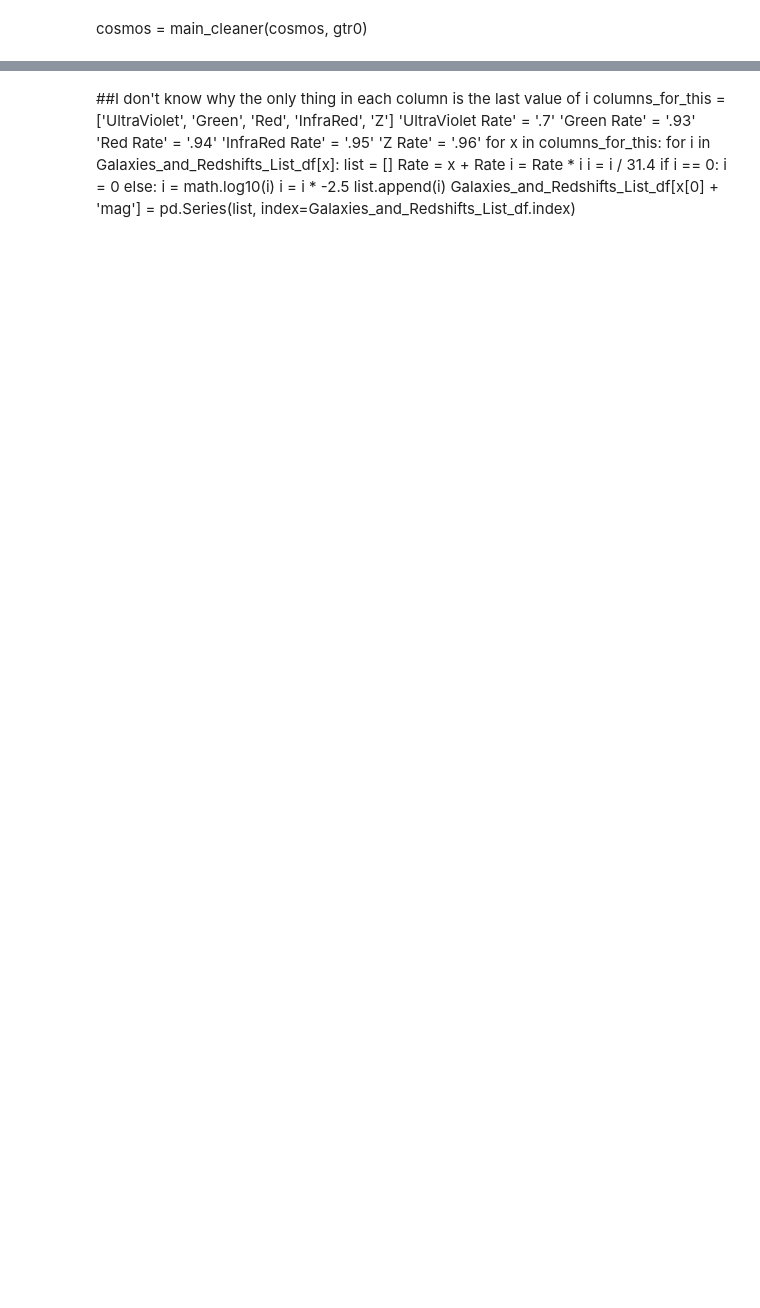
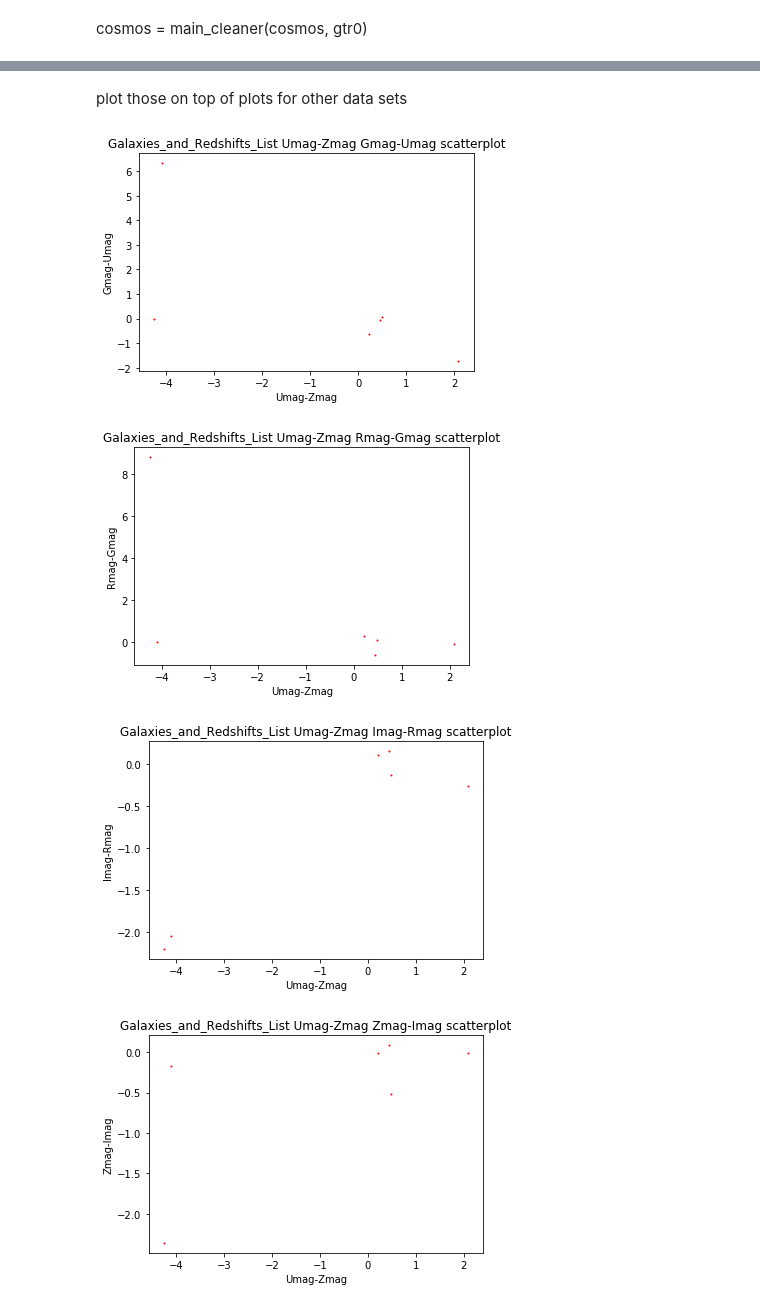
Before and after one commit to lialubit/Redshift, a Jupyter notebook: Redshift+5-29+Notebook.ipynb, the cells around one changed output, grey strips where cells are left out. Drawn from its saved outputs; the diff is of its cells as text; code cells hidden in the pictures; blank space fills up the shorter version.

```diff
--- a/Redshift+5-29+Notebook.ipynb
+++ b/Redshift+5-29+Notebook.ipynb
@@ -268,21 +396,0 @@ Galaxies_and_Redshifts_List_df['Zmag'] = pd.Series(Zmag_list, index=Galaxies_and
-# %% [markdown]
-##I don't know why the only thing in each column is the last value of i
-columns_for_this = ['UltraViolet', 'Green', 'Red', 'InfraRed', 'Z']
-'UltraViolet Rate' = '.7'
-'Green Rate' = '.93'
-'Red Rate' = '.94'
-'InfraRed Rate' = '.95'
-'Z Rate' = '.96'
-for x in columns_for_this:
-    for i in Galaxies_and_Redshifts_List_df[x]:
-        list = []
-        Rate = x + Rate
-        i = Rate * i
-        i = i / 31.4
-        if i == 0:
-            i = 0
-        else:
-            i = math.log10(i)
-            i = i * -2.5
-        list.append(i)
-    Galaxies_and_Redshifts_List_df[x[0] + 'mag'] = pd.Series(list, index=Galaxies_and_Redshifts_List_df.index)
@@ -323,5 +397,12 @@ def me_now(name, df, field_names, string_dict, plot_type, alpha_value):
+# %% [markdown]
+plot those on top of plots for other data sets
 # %%
 field_names = ['Umag', 'Gmag', 'Rmag', 'Imag', 'Zmag']
 (out_df, out_strings) = younger_student(Galaxies_and_Redshifts_List_df, field_names)
-(color_permutations) = even_younger_student(out_df, field_names, out_strings)
+(color_permutations) = even_younger_student(out_df_Galaxies_and_Redshifts_List_df, field_names, out_strings)
 me_now('Galaxies_and_Redshifts_List', Galaxies_and_Redshifts_List_df, field_names, out_strings, 'scatter', 1)
+# %% [output]
+[figure, added]
+[figure, added]
+[figure, added]
+[figure, added]
```
Also changed, not shown: parts of 43 cells of this notebook.
